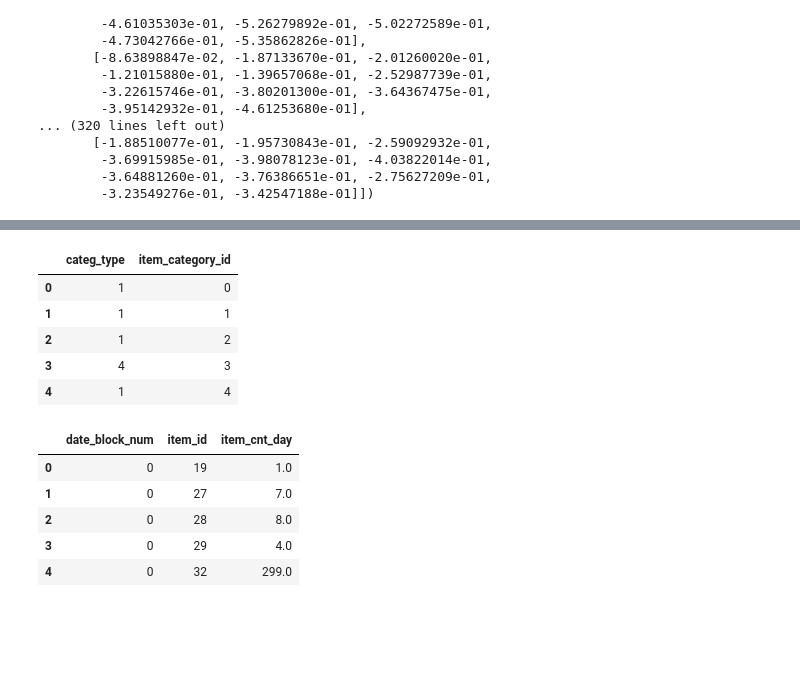
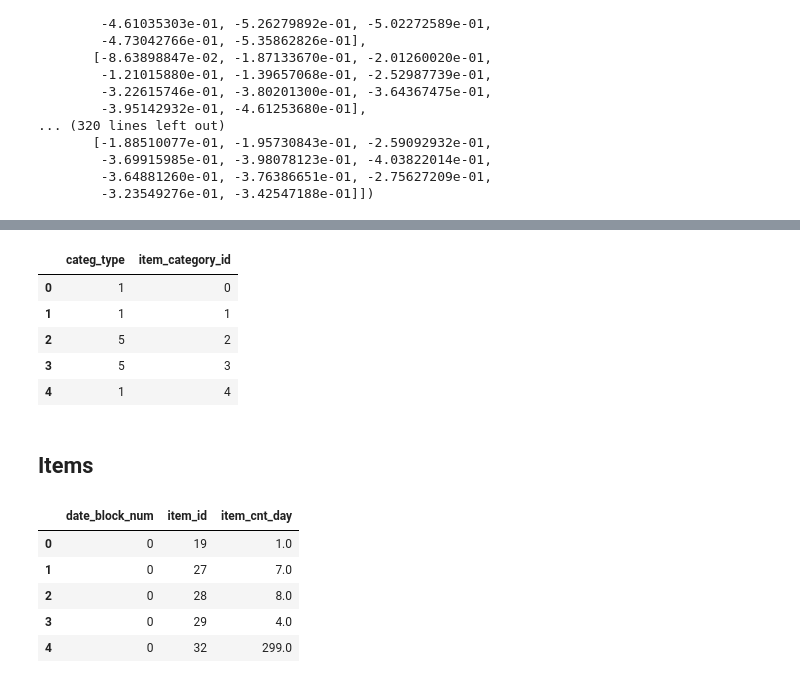
Before and after one commit to dylan-chu/Machine-Learning-Capstone, a Jupyter notebook: playground/augmenting_data.ipynb, the cells around one changed output, grey strips where cells are left out. Drawn from its saved outputs; the diff is of its cells as text; code cells hidden in the pictures; blank space fills up the shorter version.

```diff
--- a/playground/augmenting_data.ipynb
+++ b/playground/augmenting_data.ipynb
@@ -96,0 +144,6 @@ cluster_data.head()
+# %%
+from sklearn.decomposition import PCA
+pca = PCA(n_components=9)
+pca.fit(cluster_data)
+
+pca_results = pca_results(cluster_data, pca)
@@ -96,0 +152,6 @@ cluster_data.head()
+# %%
+pca = PCA(n_components=1)
+pca.fit(cluster_data)
+
+reduced_data = pca.transform(cluster_data)
+reduced_data = pd.DataFrame(reduced_data, columns = ['Dimension 1'])
@@ -185,5 +280,5 @@ shop_types.head()
 # %%
-items = pd.read_csv('input/items.csv', index_col=1)
+items = pd.read_csv('data/provided/items.csv', index_col=1)
 categ_transactions = transactions.merge(items, on=['item_id'], how='left').drop(['item_name'], axis=1)
 categ_transactions.head()
 # %% [output]
@@ -223,3 +318,8 @@ monthly_categ_totals.head()
 | 3 | 440.0 | 302.0 | 293.0 | 202.0 | 146.0 | 150.0 | 233.0 | 300.0 | 383.0 | 391.0 | ... |
 | 4 | 251.0 | 220.0 | 226.0 | 160.0 | 175.0 | 176.0 | 179.0 | 140.0 | 86.0 | 89.0 | ... |
 5 rows × 34 columns
+# %%
+monthly_categ_totals['categ_total'] = monthly_categ_totals.iloc[:, -34:].sum(axis=1)
+categ_totals = monthly_categ_totals[['categ_total']]
+categ_totals.to_csv('data/categ_totals_mapping.csv')
+categ_totals.head()
@@ -316,17 +424,19 @@ n=6: score: 0.5589797973098298
 | 19 | 0 | 31405.0 | 27142.0 | 36917.0 | 38961.0 | 25634.0 | 16381.0 | 18666.0 | 21517.0 | 14339.0 | 9658.0 | ... |
 # %%
 #save category types
-categs = pd.read_csv('input/item_categories.csv')
+categs = pd.read_csv('data/provided/item_categories.csv')
 categ_types = pd.concat([categ_clusters, categs], axis=1).drop(['item_category_name'],axis=1)
-categ_types.to_csv('staging/categories/categ_types.csv')
+categ_types.to_csv('data/categ_types.csv')
 categ_types.head()
 # %% [output]
 |  | categ_type | item_category_id |
 | 0 | 1 | 0 |
 | 1 | 1 | 1 |
-| 2 | 1 | 2 |
-| 3 | 4 | 3 |
+| 2 | 5 | 2 |
+| 3 | 5 | 3 |
 | 4 | 1 | 4 |
+# %% [markdown]
+## Items
 # %%
 monthly_item_totals = transactions.groupby(['date_block_num', 'item_id'],as_index=False)[['item_cnt_day']].sum()
 monthly_item_totals.head()
```
Also changed, not shown: parts of 22 cells of this notebook, 1 other file.
